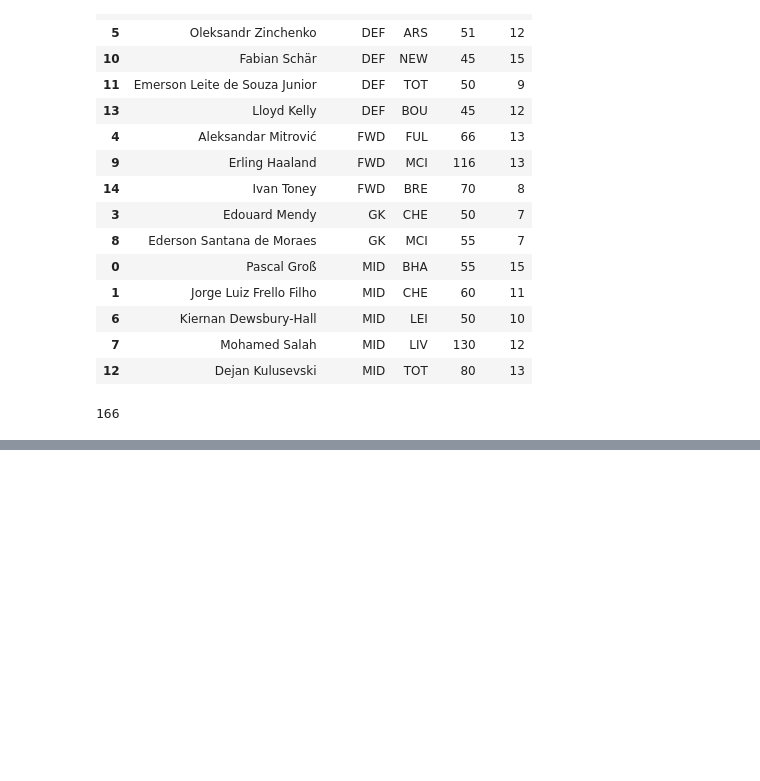
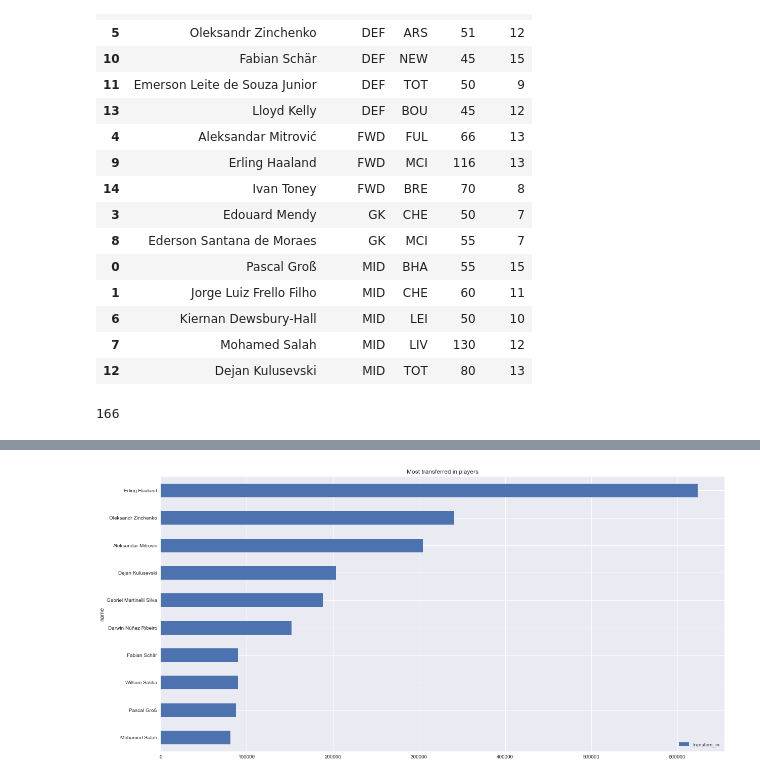
Before and after one commit to nahomfix/fpl-lp, a Jupyter notebook: fpl.ipynb, the cells around one changed output, grey strips where cells are left out. Saved outputs shown, nothing was run; the diff lists cells and outputs as text; code cells hidden in the pictures; blank space fills up the shorter version.

```diff
--- a/fpl.ipynb
+++ b/fpl.ipynb
@@ -220,0 +235,4 @@ constraint_pretty = " + ".join( re.findall('[0-9\.]*\*1.0', constraint) )
+# %%
+df_modify.sort_values(by="transfers_in", ascending=False).nlargest(n=10, columns="transfers_in").plot(kind="barh", x="name", y="transfers_in", figsize=(20, 10), title="Most transferred in players").invert_yaxis()
+# %% [output]
+[figure, added]
```
Also changed, not shown: parts of 6 cells of this notebook.
